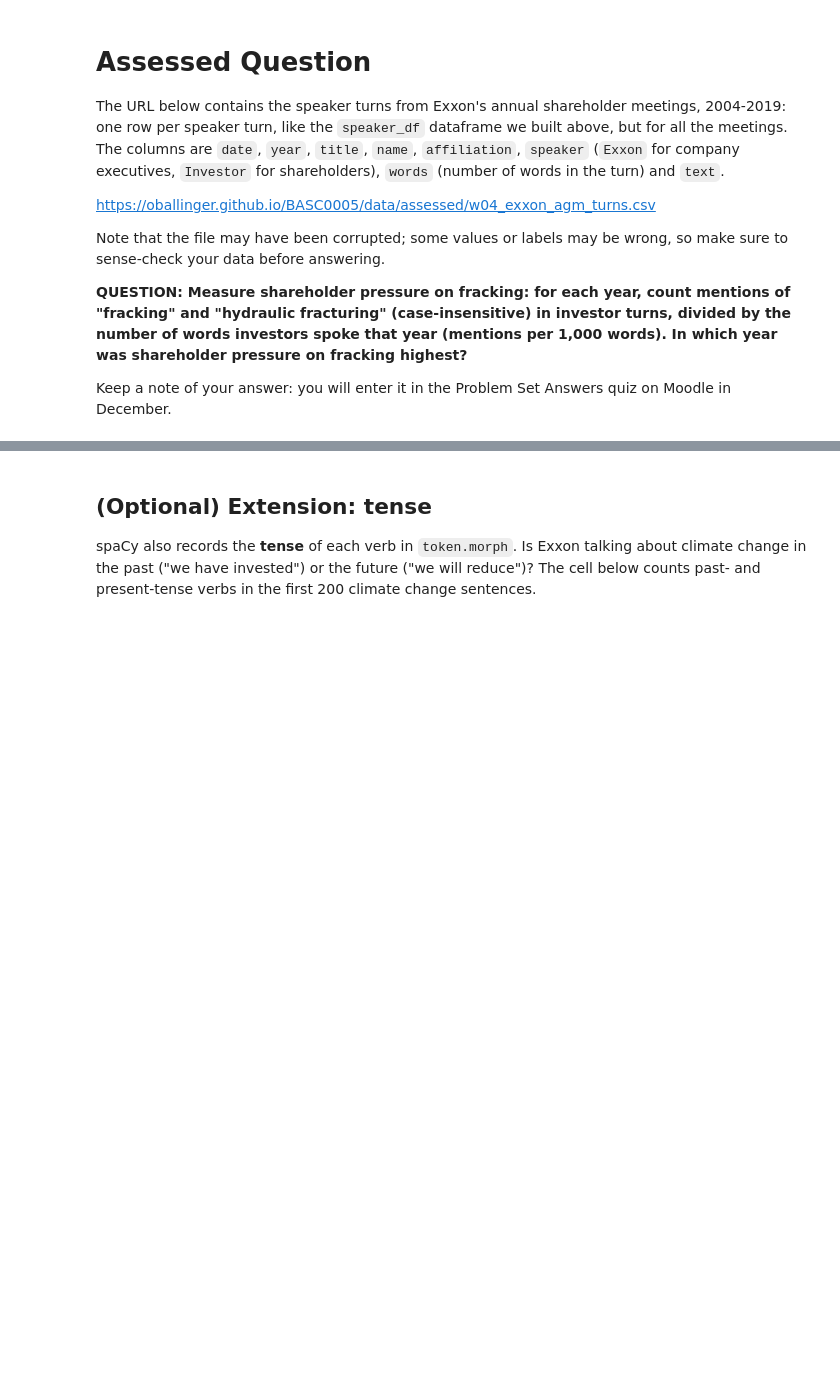
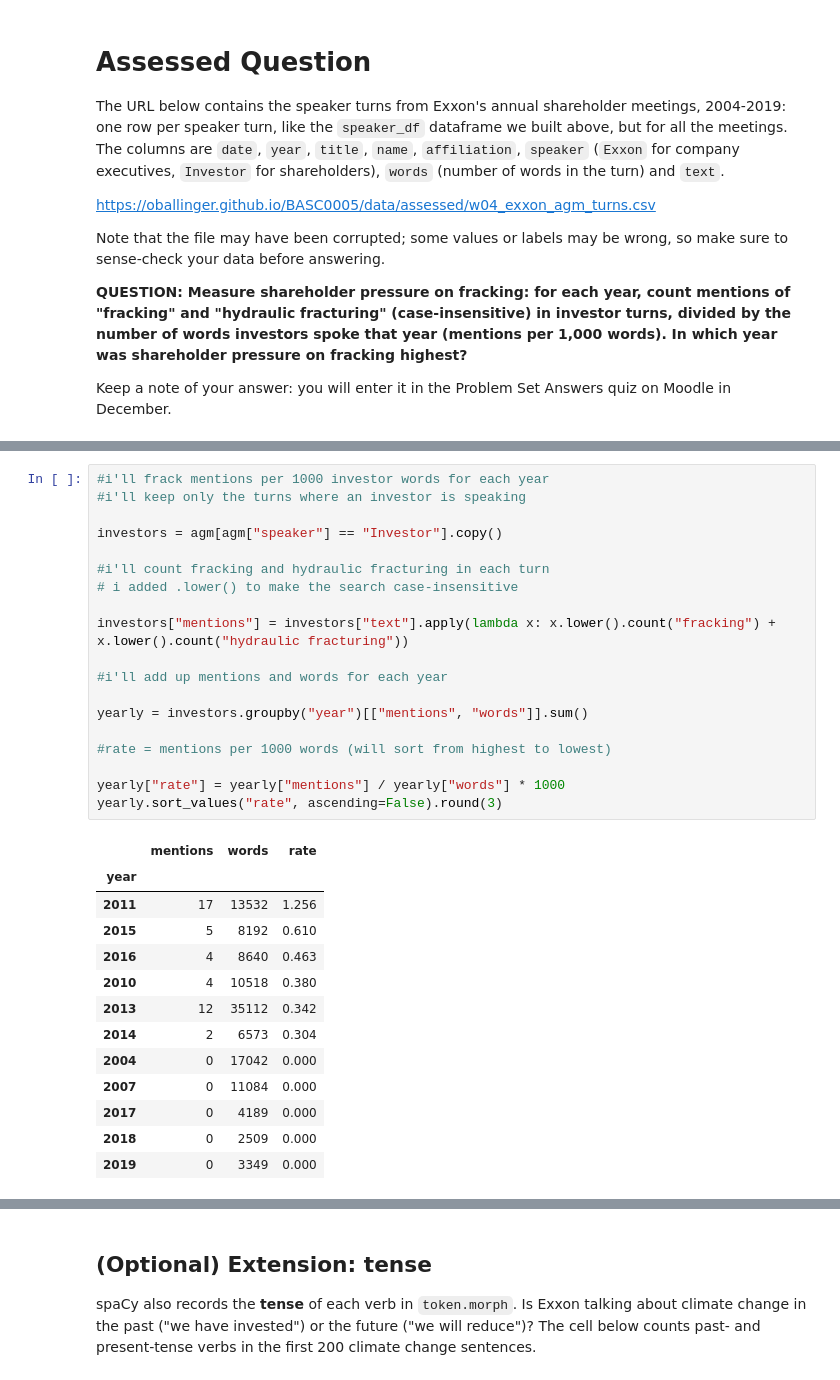
Before and after one commit to aydaugurel-web/QM2, a Jupyter notebook: notebooks/W04. Natural Language Processing.ipynb, the cells around one changed output, grey strips where cells are left out. Cells and saved outputs as stored; diff of their text form; blank space fills up the shorter version.

```diff
--- a/notebooks/W04. Natural Language Processing.ipynb
+++ b/notebooks/W04. Natural Language Processing.ipynb
@@ -522,0 +681,33 @@ Keep a note of your answer: you will enter it in the Problem Set Answers quiz on
+# %%
+#i'll frack mentions per 1000 investor words for each year
+#i'll keep only the turns where an investor is speaking
+
+investors = agm[agm["speaker"] == "Investor"].copy()
+
+#i'll count fracking and hydraulic fracturing in each turn
+# i added .lower() to make the search case-insensitive
+
+investors["mentions"] = investors["text"].apply(lambda x: x.lower().count("fracking") + x.lower().count("hydraulic fracturing"))
+
+#i'll add up mentions and words for each year
+
+yearly = investors.groupby("year")[["mentions", "words"]].sum()
+
+#rate = mentions per 1000 words (will sort from highest to lowest)
+
+yearly["rate"] = yearly["mentions"] / yearly["words"] * 1000
+yearly.sort_values("rate", ascending=False).round(3)
+# %% [output]
+|  | mentions | words | rate |
+| year |  |  |  |
+| 2011 | 17 | 13532 | 1.256 |
+| 2015 | 5 | 8192 | 0.610 |
+| 2016 | 4 | 8640 | 0.463 |
+| 2010 | 4 | 10518 | 0.380 |
+| 2013 | 12 | 35112 | 0.342 |
+| 2014 | 2 | 6573 | 0.304 |
+| 2004 | 0 | 17042 | 0.000 |
+| 2007 | 0 | 11084 | 0.000 |
+| 2017 | 0 | 4189 | 0.000 |
+| 2018 | 0 | 2509 | 0.000 |
+| 2019 | 0 | 3349 | 0.000 |
```
Also changed, not shown: parts of 26 cells of this notebook.
